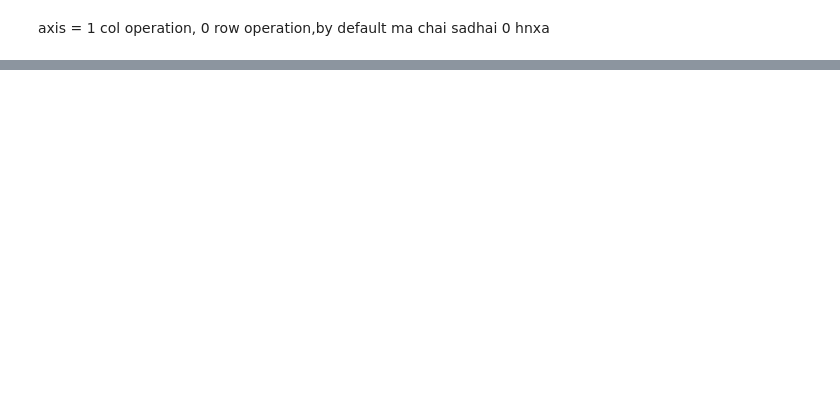
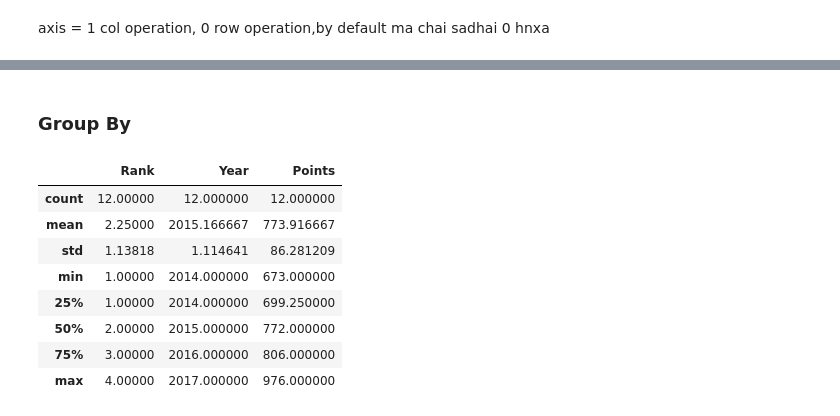
Before and after one commit to AjayKarki/DWIT_Module3, a Jupyter notebook: Pandas Practice.ipynb, the cells around one changed output, grey strips where cells are left out. Saved outputs shown, nothing was run; the diff lists cells and outputs as text; code cells hidden in the pictures; blank space fills up the shorter version.

```diff
--- a/Pandas Practice.ipynb
+++ b/Pandas Practice.ipynb
@@ -472,0 +498,2 @@ df
+# %% [markdown]
+### Group By
@@ -472,0 +502,17 @@ df
+# %%
+ipl_data ={'Team':['Riders','Riders','Devils','Devils','Kings','Kings','Kings','Kings','Riders','Royals','Royals','Riders'],
+          'Rank':[1,2,2,3,3,4,1,1,3,4,1,2],
+          'Year':[2014,2015,2014,2015,2014,2015,2016,2017,2016,2014,2015,2017],
+          'Points':[976,789,863,673,741,812,756,788,694,701,804,690]}
+df= pd.DataFrame(ipl_data)
+df.describe()
+# %% [output]
+|  | Rank | Year | Points |
+| count | 12.00000 | 12.000000 | 12.000000 |
+| mean | 2.25000 | 2015.166667 | 773.916667 |
+| std | 1.13818 | 1.114641 | 86.281209 |
+| min | 1.00000 | 2014.000000 | 673.000000 |
+| 25% | 1.00000 | 2014.000000 | 699.250000 |
+| 50% | 2.00000 | 2015.000000 | 772.000000 |
+| 75% | 3.00000 | 2016.000000 | 806.000000 |
+| max | 4.00000 | 2017.000000 | 976.000000 |
```
Also changed, not shown: parts of 37 cells of this notebook.
